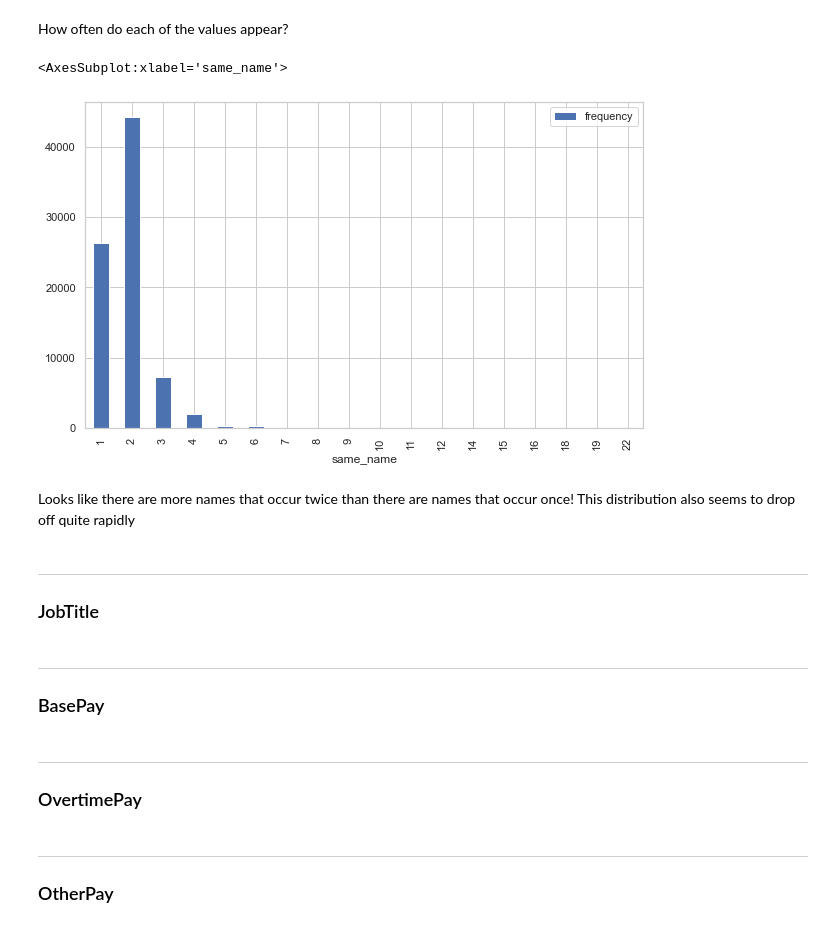
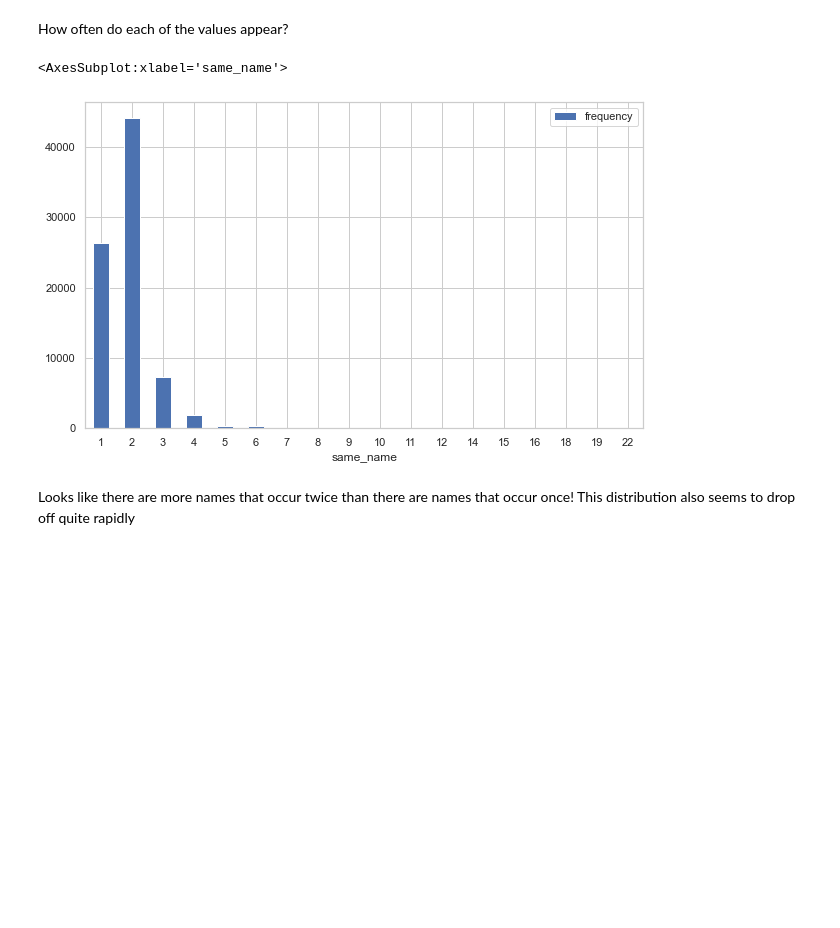
Before and after one commit to natemcintosh/visualization_en605662, a Jupyter notebook: 2_project/data_processing.ipynb, the cells around one changed output. Drawn from its saved outputs; the diff is of its cells as text; code cells hidden in the pictures; blank space fills up the shorter version.

```diff
--- a/2_project/data_processing.ipynb
+++ b/2_project/data_processing.ipynb
@@ -117,28 +126,16 @@ How often do each of the values appear?
 # %%
 (
     data
     .EmployeeName
     .str.upper()
     .value_counts()
     .value_counts(sort=False)
     .reset_index()
     .rename(columns = {"index":"same_name", "EmployeeName":"frequency"})
-    .plot.bar(x = "same_name", figsize = (10,6), )
+    .plot.bar(x = "same_name", figsize = (10,6), rot = 0)
 )
 # %% [output]
 <AxesSubplot:xlabel='same_name'>
-[figure, old version]
+[figure, new version]
 # %% [markdown]
 Looks like there are more names that occur twice than there are names that occur once! This distribution also seems to drop off quite rapidly
-# %% [markdown]
----
-### JobTitle
-# %% [markdown]
----
-### BasePay
-# %% [markdown]
----
-### OvertimePay
-# %% [markdown]
----
-### OtherPay
```
Also changed, not shown: parts of 57 cells of this notebook, 3 other files.
